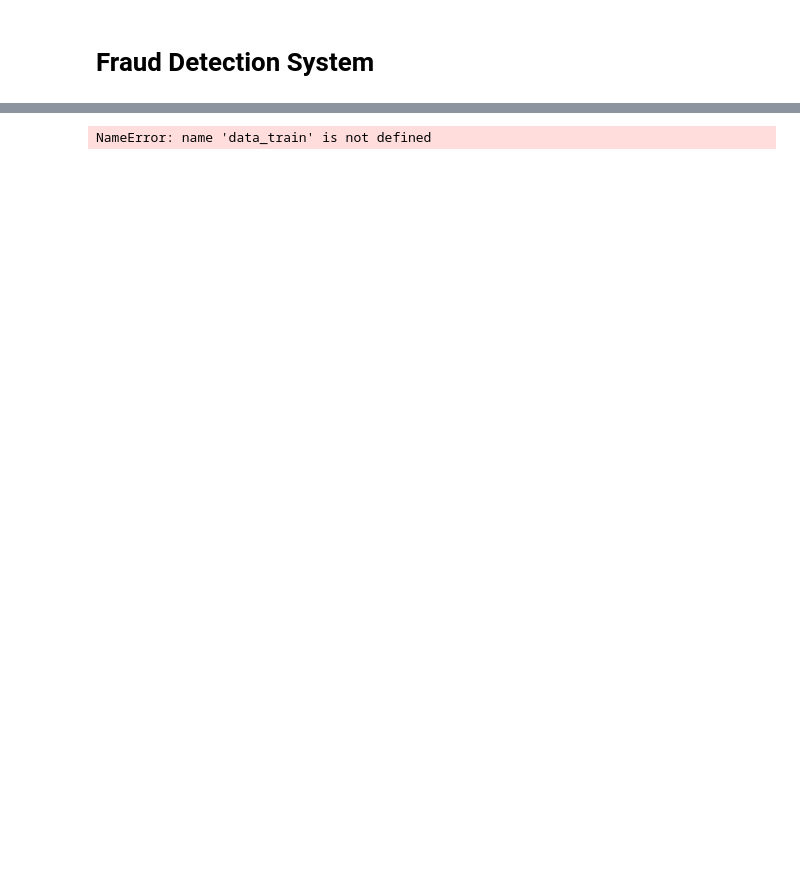
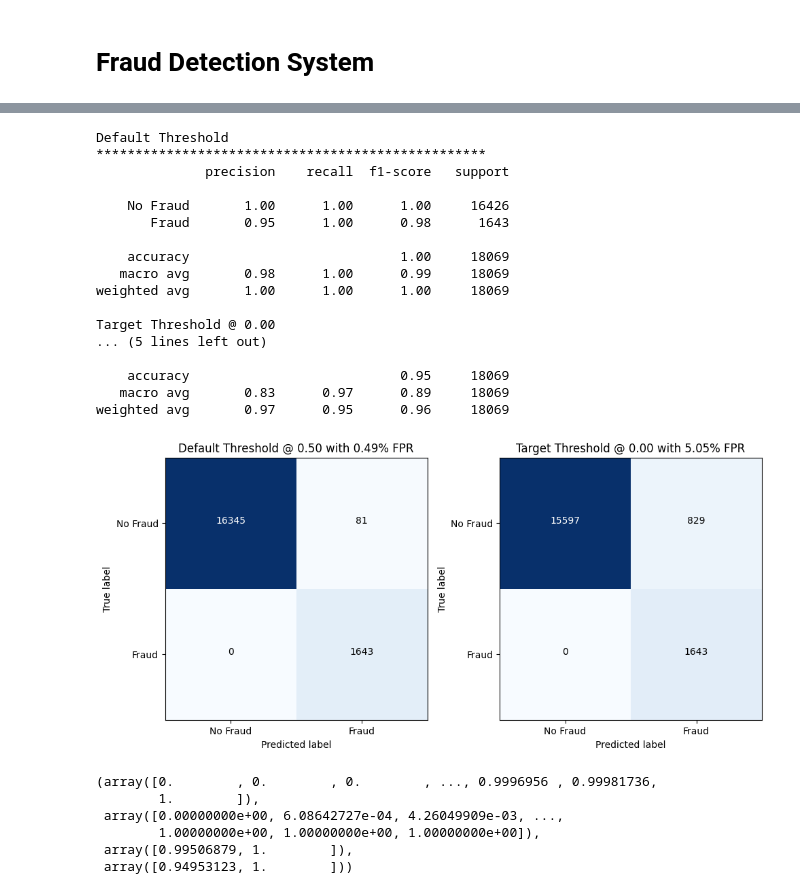
Before and after one commit to AddictionZN/universe-zero-hero, a Jupyter notebook: src/projects/Fraud Detection/main.ipynb, the cells around one changed output, grey strips where cells are left out. Cells and saved outputs as stored; diff of their text form; code cells hidden in the pictures; blank space fills up the shorter version.

Commit message:
added the fraud model

```diff
--- a/src/projects/Fraud Detection/main.ipynb
+++ b/src/projects/Fraud Detection/main.ipynb
@@ -47,4 +17,43 @@ Requirement already satisfied: six>=1.5 in /opt/homebrew/Caskroom/miniforge/base
 # %%
-x_train, x_test, y_train, y_test = train_test_split_processing(data=data_train, target='track_id', test_size=0.20)
+x_train, x_test, y_train, y_test = train_test_split_processing(data=data_train, target='isFraud', test_size=0.20)
-# %% [output]
-NameError: name 'data_train' is not defined
+# %%
+encoded_features = [x_train.columns.get_loc(str(feature)) for feature in x_train.columns if x_train[feature].nunique() >= 2 and x_train[feature].nunique() < 10]
+# %%
+xgb = xgb.XGBClassifier()
+# %%
+xgb_params = {'xgbclassifier__n_estimators': [20, 40, 60, 80, 100],
+              'xgbclassifier__max_depth': [2, 4, 6, 8, 10],
+              'xgbclassifier__learning_rate': [0.05, 0.1, 0.15, 0.20],
+              'xgbclassifier__min_child_weight': [1, 2, 3, 4],
+              'xgbclassifier__subsample': [0.6, 0.8, 1.0],
+              'xgbclassifier__colsample_bytree': [0.6, 0.8, 1.0]
+             }
+# %%
+model = train_model(xgb, xgb_params, x_train, y_train, encoded_features)
+# %%
+test_classifier(model , x_test=x_test, y_test=y_test)
+# %% [output]
+Default Threshold
+**************************************************
+              precision    recall  f1-score   support
+
+    No Fraud       1.00      1.00      1.00     16426
+       Fraud       0.95      1.00      0.98      1643
+
+    accuracy                           1.00     18069
+   macro avg       0.98      1.00      0.99     18069
+weighted avg       1.00      1.00      1.00     18069
+
+Target Threshold @ 0.00
+... (5 lines left out)
+
+    accuracy                           0.95     18069
+   macro avg       0.83      0.97      0.89     18069
+weighted avg       0.97      0.95      0.96     18069
+[figure, added]
+(array([0.        , 0.        , 0.        , ..., 0.9996956 , 0.99981736,
+        1.        ]),
+ array([0.00000000e+00, 6.08642727e-04, 4.26049909e-03, ...,
+        1.00000000e+00, 1.00000000e+00, 1.00000000e+00]),
+ array([0.99506879, 1.        ]),
+ array([0.94953123, 1.        ]))
```
Also changed, not shown: parts of 5 cells of this notebook, 6 other files.
